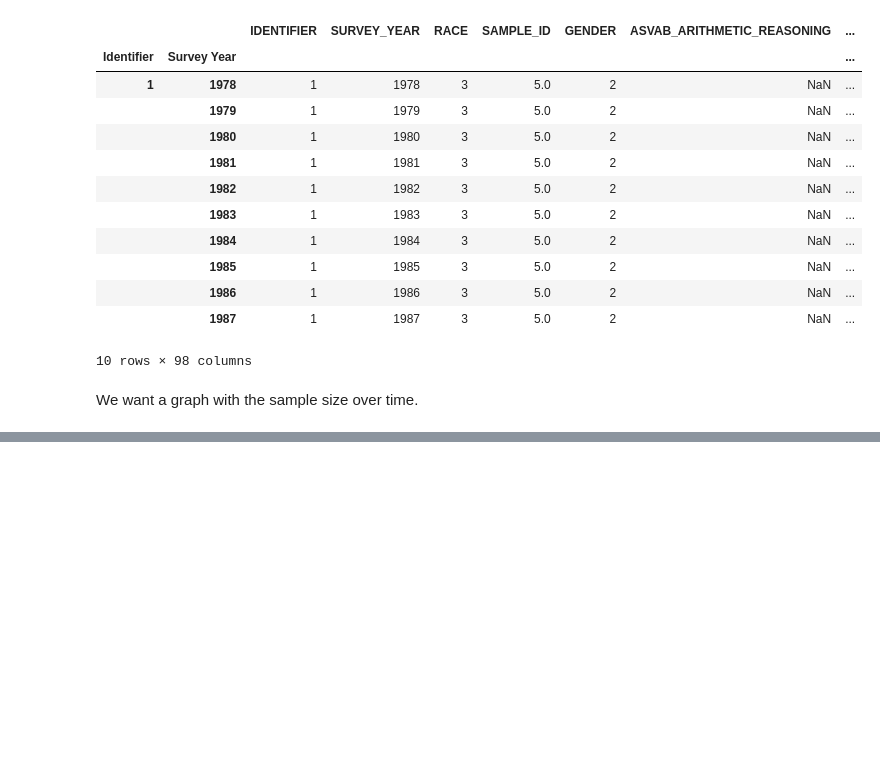
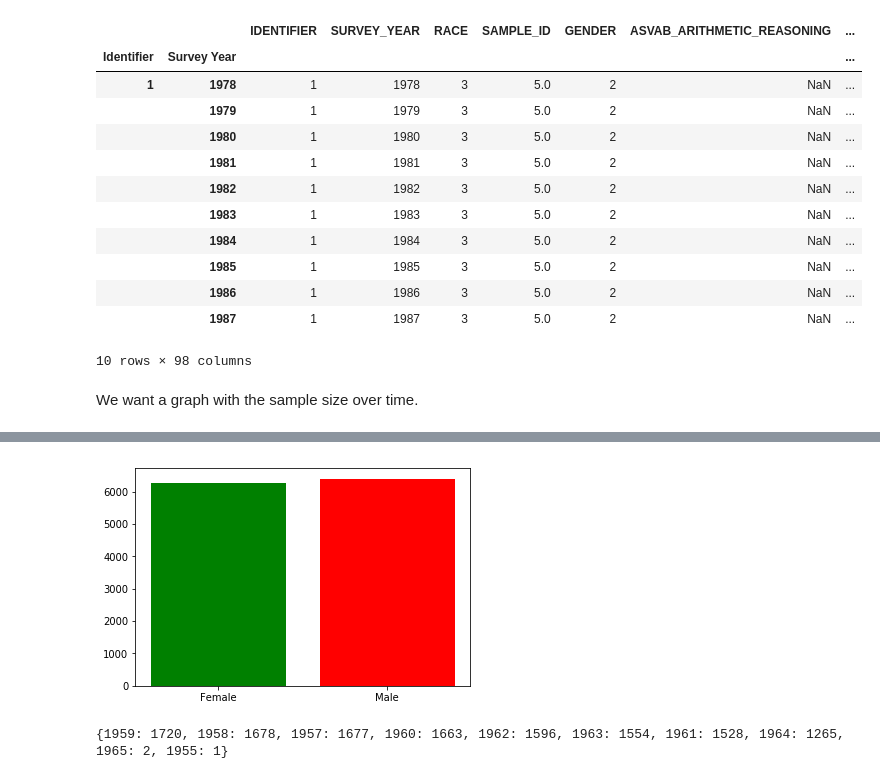
Before and after one commit to OpenSourceEconomics/nlsy-data, a Jupyter notebook: explorations/exploration.ipynb, the cells around one changed output, grey strips where cells are left out. Drawn from its saved outputs; the diff is of its cells as text; code cells hidden in the pictures; blank space fills up the shorter version.

```diff
--- a/explorations/exploration.ipynb
+++ b/explorations/exploration.ipynb
@@ -39,0 +49,22 @@ plt.show()
+# %%
+dat =  df['GENDER'].loc[:, 1978].astype('category')
+dat = dat.cat.rename_categories({1: 'Male', 2:'Female'})
+dat = dat.value_counts().to_dict()
+
+fig, ax = plt.subplots()
+ax.bar(dat.keys(), dat.values(), color='rg')
+plt.show()
+# %% [output]
+[figure, added]
+# %%
+dat =  df['YEAR_OF_BIRTH'].loc[:, 1978]
+dat = dat.value_counts().to_dict()
+
+
+del dat[1956]
+print(dat)
+#fig, ax = plt.subplots()
+#ax.bar(dat.keys(), dat.values())
+#plt.show()
+# %% [output]
+{1959: 1720, 1958: 1678, 1957: 1677, 1960: 1663, 1962: 1596, 1963: 1554, 1961: 1528, 1964: 1265, 1965: 2, 1955: 1}
```
Also changed, not shown: parts of 5 cells of this notebook, 15 other files.
